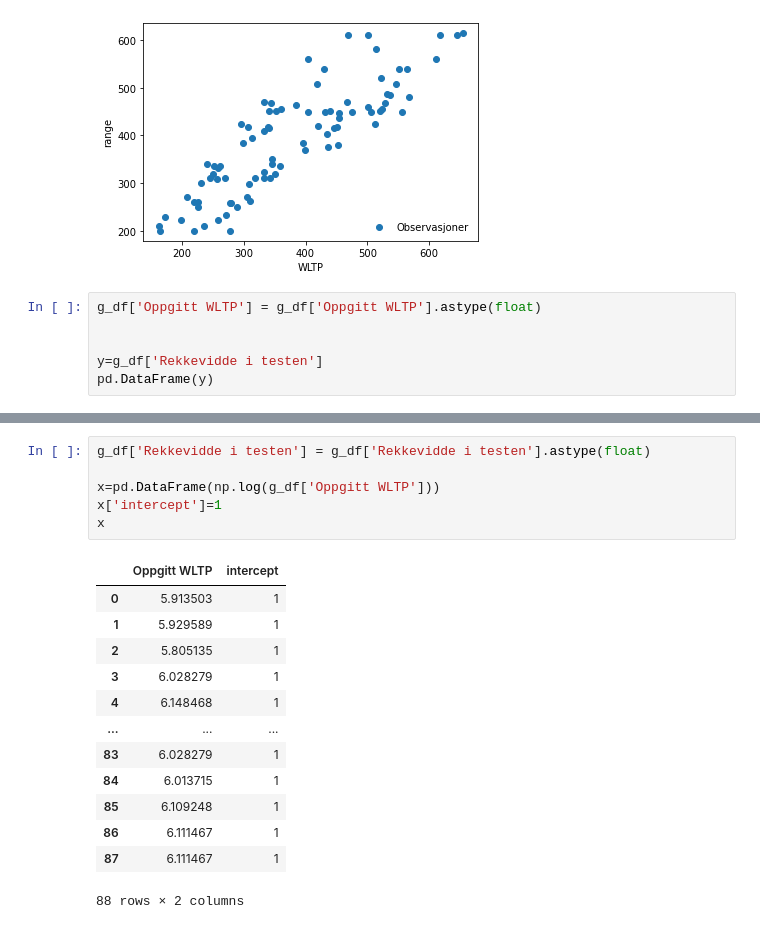
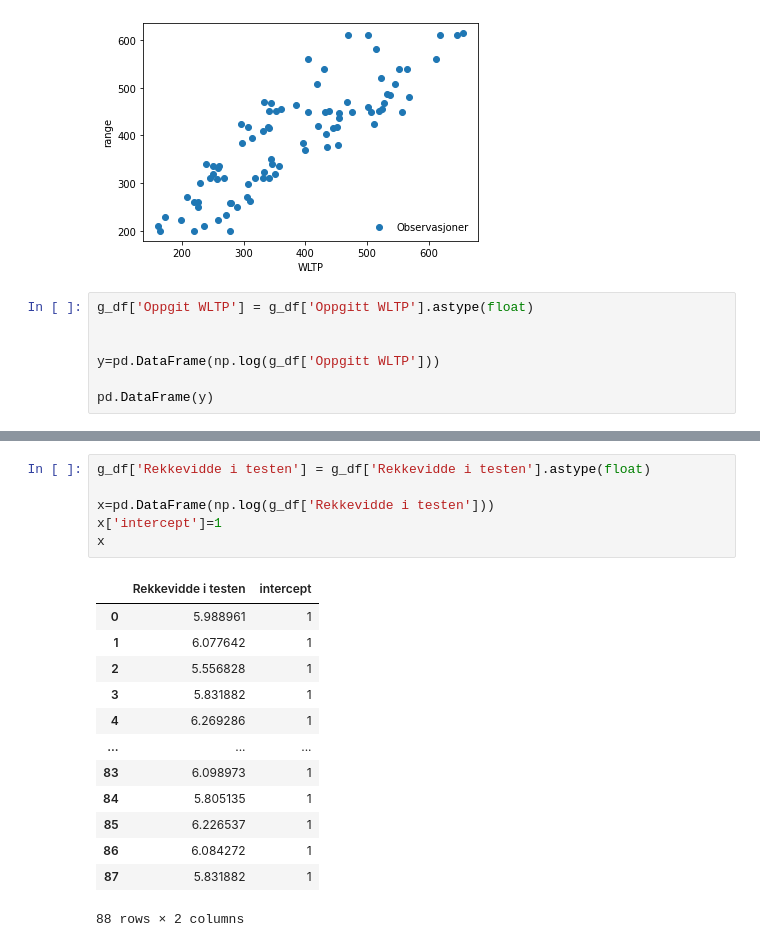
Before and after one commit to eso086/sok-1005-v22, a Jupyter notebook: Mappe 5/WLTPnew.ipynb, the cells around one changed output, grey strips where cells are left out. Cells and saved outputs as stored; diff of their text form.

```diff
--- a/Mappe 5/WLTPnew.ipynb
+++ b/Mappe 5/WLTPnew.ipynb
@@ -132,9 +132,10 @@ ax.legend(loc='lower right',frameon=False)
 <matplotlib.legend.Legend at 0x...>
 [figure]
 # %%
-g_df['Oppgitt WLTP'] = g_df['Oppgitt WLTP'].astype(float)
+g_df['Oppgit WLTP'] = g_df['Oppgitt WLTP'].astype(float)
 
 
-y=g_df['Rekkevidde i testen']
+y=pd.DataFrame(np.log(g_df['Oppgitt WLTP']))
+
 pd.DataFrame(y)
 # %% [output]
@@ -154,22 +155,22 @@ pd.DataFrame(y)
 # %%
 g_df['Rekkevidde i testen'] = g_df['Rekkevidde i testen'].astype(float)
 
-x=pd.DataFrame(np.log(g_df['Oppgitt WLTP']))
+x=pd.DataFrame(np.log(g_df['Rekkevidde i testen']))
 x['intercept']=1
 x
 # %% [output]
-|  | Oppgitt WLTP | intercept |
-| 0 | 5.913503 | 1 |
-| 1 | 5.929589 | 1 |
-| 2 | 5.805135 | 1 |
-| 3 | 6.028279 | 1 |
-| 4 | 6.148468 | 1 |
+|  | Rekkevidde i testen | intercept |
+| 0 | 5.988961 | 1 |
+| 1 | 6.077642 | 1 |
+| 2 | 5.556828 | 1 |
+| 3 | 5.831882 | 1 |
+| 4 | 6.269286 | 1 |
 | ... | ... | ... |
-| 83 | 6.028279 | 1 |
-| 84 | 6.013715 | 1 |
-| 85 | 6.109248 | 1 |
-| 86 | 6.111467 | 1 |
-| 87 | 6.111467 | 1 |
+| 83 | 6.098973 | 1 |
+| 84 | 5.805135 | 1 |
+| 85 | 6.226537 | 1 |
+| 86 | 6.084272 | 1 |
+| 87 | 5.831882 | 1 |
 88 rows × 2 columns
 # %%
 from statsmodels.regression.linear_model import OLS
```
Also changed, not shown: parts of 6 cells of this notebook, 1 other file.
